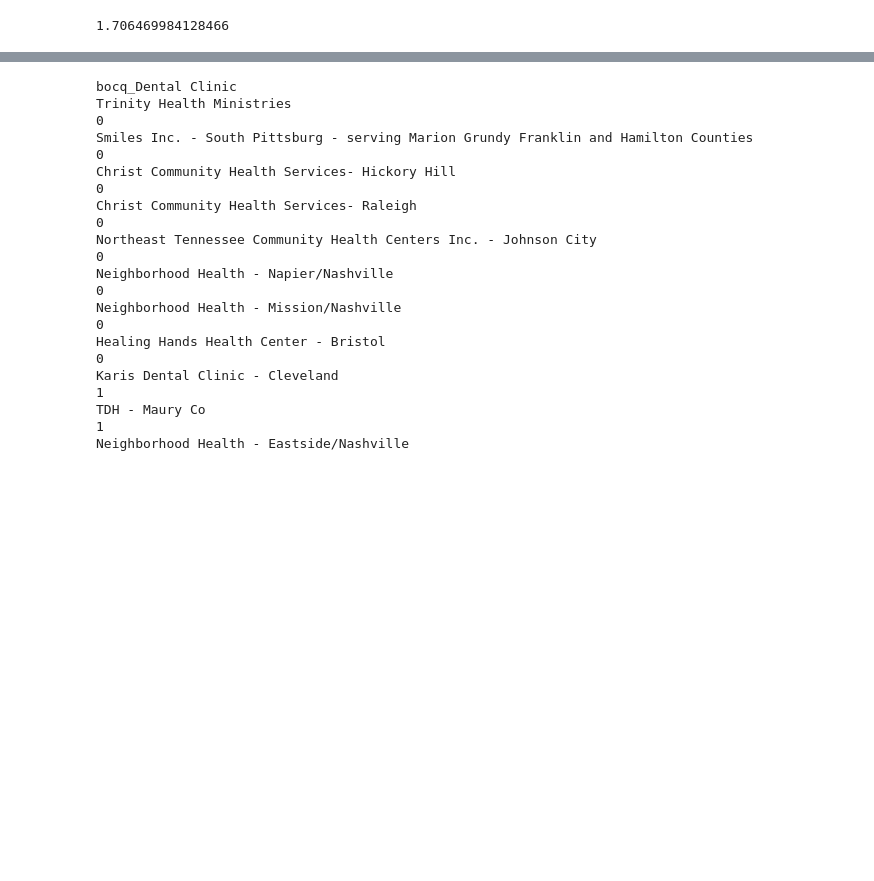
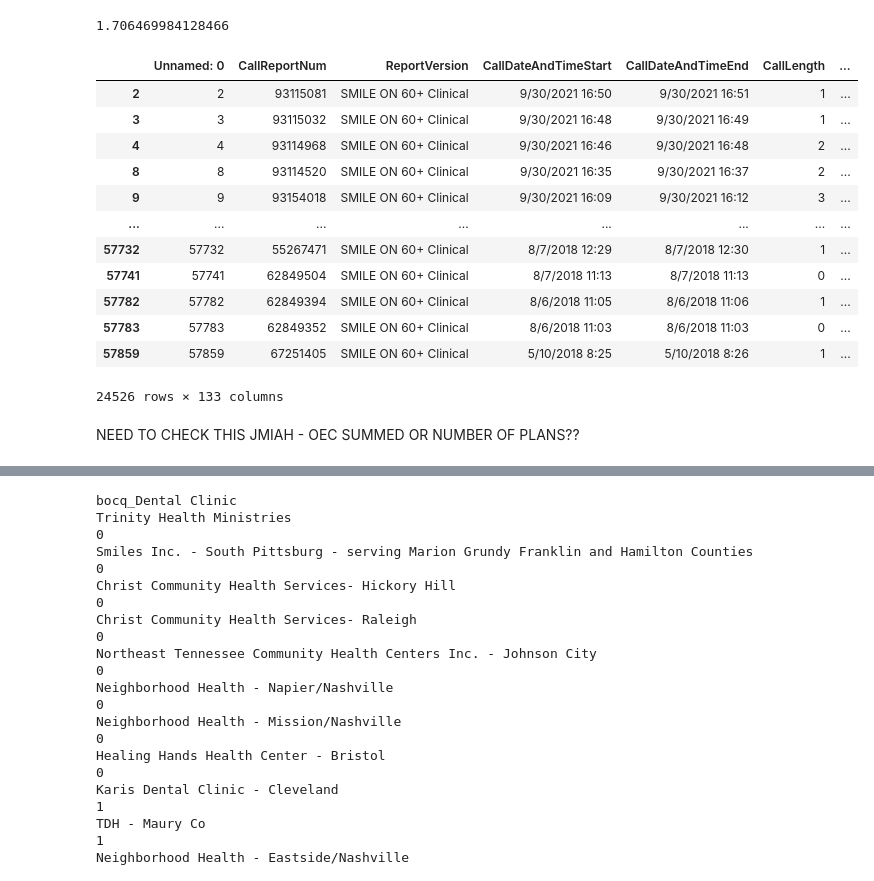
Before and after one commit to Jmiah789/smile-on-get_tootha_choppa, a Jupyter notebook: notebooks/1_cleanup.ipynb, the cells around one changed output, grey strips where cells are left out. Cells and saved outputs as stored; diff of their text form; code cells hidden in the pictures; blank space fills up the shorter version.

```diff
--- a/notebooks/1_cleanup.ipynb
+++ b/notebooks/1_cleanup.ipynb
@@ -624,3 +625,21 @@ Name: oec_codes, Length: 10711, dtype: int64
 master3_summed.mean()
 # %% [output]
 1.706469984128466
+# %%
+master_treatment_developed = master.loc[master['tp_Was a treatment plan developed?'] == 'Yes']
+
+master_treatment_developed
+# %% [output]
+|  | Unnamed: 0 | CallReportNum | ReportVersion | CallDateAndTimeStart | CallDateAndTimeEnd | CallLength | ... |
+| 2 | 2 | 93115081 | SMILE ON 60+ Clinical | 9/30/2021 16:50 | 9/30/2021 16:51 | 1 | ... |
+| 3 | 3 | 93115032 | SMILE ON 60+ Clinical | 9/30/2021 16:48 | 9/30/2021 16:49 | 1 | ... |
+| 4 | 4 | 93114968 | SMILE ON 60+ Clinical | 9/30/2021 16:46 | 9/30/2021 16:48 | 2 | ... |
+| 8 | 8 | 93114520 | SMILE ON 60+ Clinical | 9/30/2021 16:35 | 9/30/2021 16:37 | 2 | ... |
+| 9 | 9 | 93154018 | SMILE ON 60+ Clinical | 9/30/2021 16:09 | 9/30/2021 16:12 | 3 | ... |
+| ... | ... | ... | ... | ... | ... | ... | ... |
+| 57732 | 57732 | 55267471 | SMILE ON 60+ Clinical | 8/7/2018 12:29 | 8/7/2018 12:30 | 1 | ... |
+| 57741 | 57741 | 62849504 | SMILE ON 60+ Clinical | 8/7/2018 11:13 | 8/7/2018 11:13 | 0 | ... |
+| 57782 | 57782 | 62849394 | SMILE ON 60+ Clinical | 8/6/2018 11:05 | 8/6/2018 11:06 | 1 | ... |
+| 57783 | 57783 | 62849352 | SMILE ON 60+ Clinical | 8/6/2018 11:03 | 8/6/2018 11:03 | 0 | ... |
+| 57859 | 57859 | 67251405 | SMILE ON 60+ Clinical | 5/10/2018 8:25 | 5/10/2018 8:26 | 1 | ... |
+24526 rows × 133 columns
@@ -626,0 +650,2 @@ master3_summed.mean()
+# %% [markdown]
+NEED TO CHECK THIS JMIAH - OEC SUMMED OR NUMBER OF PLANS??
```
Also changed, not shown: parts of 22 cells of this notebook.
